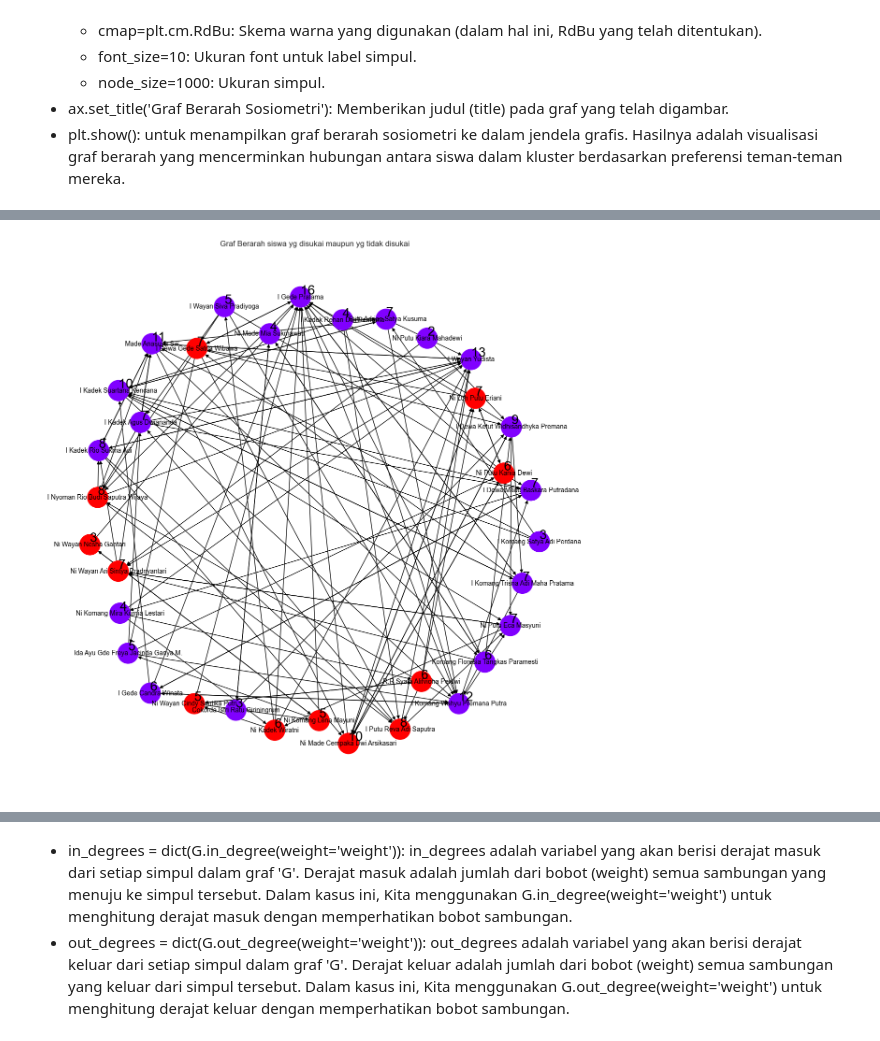
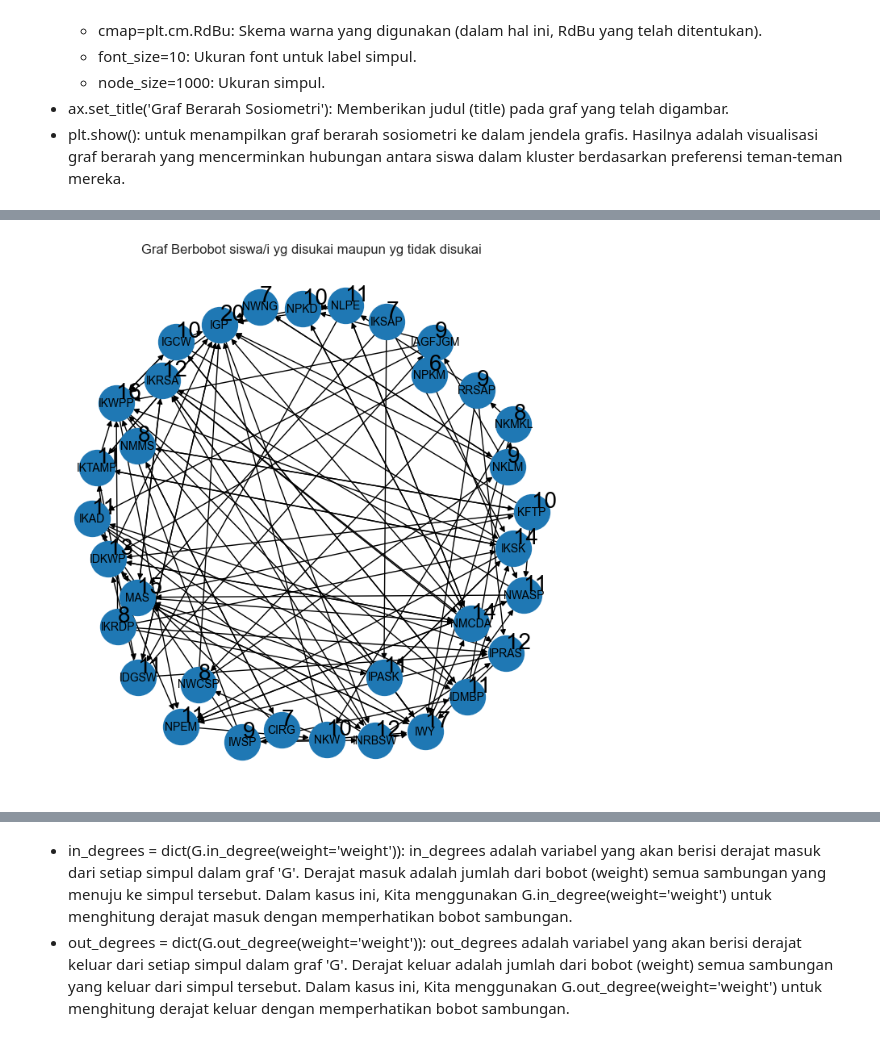
Before and after one commit to Michkail/SociometryClustering, a Jupyter notebook: aClass.ipynb, the cells around one changed output, grey strips where cells are left out. Drawn from its saved outputs; the diff is of its cells as text; code cells hidden in the pictures.

```diff
--- a/aClass.ipynb
+++ b/aClass.ipynb
@@ -403,23 +400,23 @@ Wall time: 4.43 ms
 # %%
 %%time
-# Visualisasi graf berarah
+# Visualisasi graf berbobot
 
 # Jarak antara node
 k = 50
 
 # Buat figure dan axis
-fig, ax = plt.subplots(figsize=(15, 15))
+fig, ax = plt.subplots(figsize=(8.5, 8.5))
 
 # Pilih warna berdasarkan kluster
 colors = [node[1]['cluster'] for node in G.nodes(data=True)]
 
 # Gambar graf pada axis yang diberikan
 pos = nx.spring_layout(G, k)  # Kita bisa mencoba layout lain seperti: shell_layout, circular_layout, etc.
-nx.draw(G, pos, ax=ax, with_labels=True, node_color=colors, cmap=plt.cm.rainbow, font_size=10, node_size=1000)
-labels = {node: G.nodes[node].get('count', 0) for node in G.nodes}
+nx.draw(G, pos, ax=ax, with_labels=True, font_size=10, node_size=1000)
+labels = {node: G.nodes[node].get('count', 0) + 4 for node in G.nodes}
 nx.draw_networkx_labels(G, pos, labels=labels, font_color='black', verticalalignment='bottom', horizontalalignment="left", font_size=20)
 
-ax.set_title('Graf Berarah siswa yg disukai maupun yg tidak disukai')
+ax.set_title('Graf Berbobot siswa/i yg disukai maupun yg tidak disukai')
 plt.show()
 # %% [output]
-[figure, old version]
+[figure, new version]
```
Also changed, not shown: parts of 28 cells of this notebook, 2 other files.
